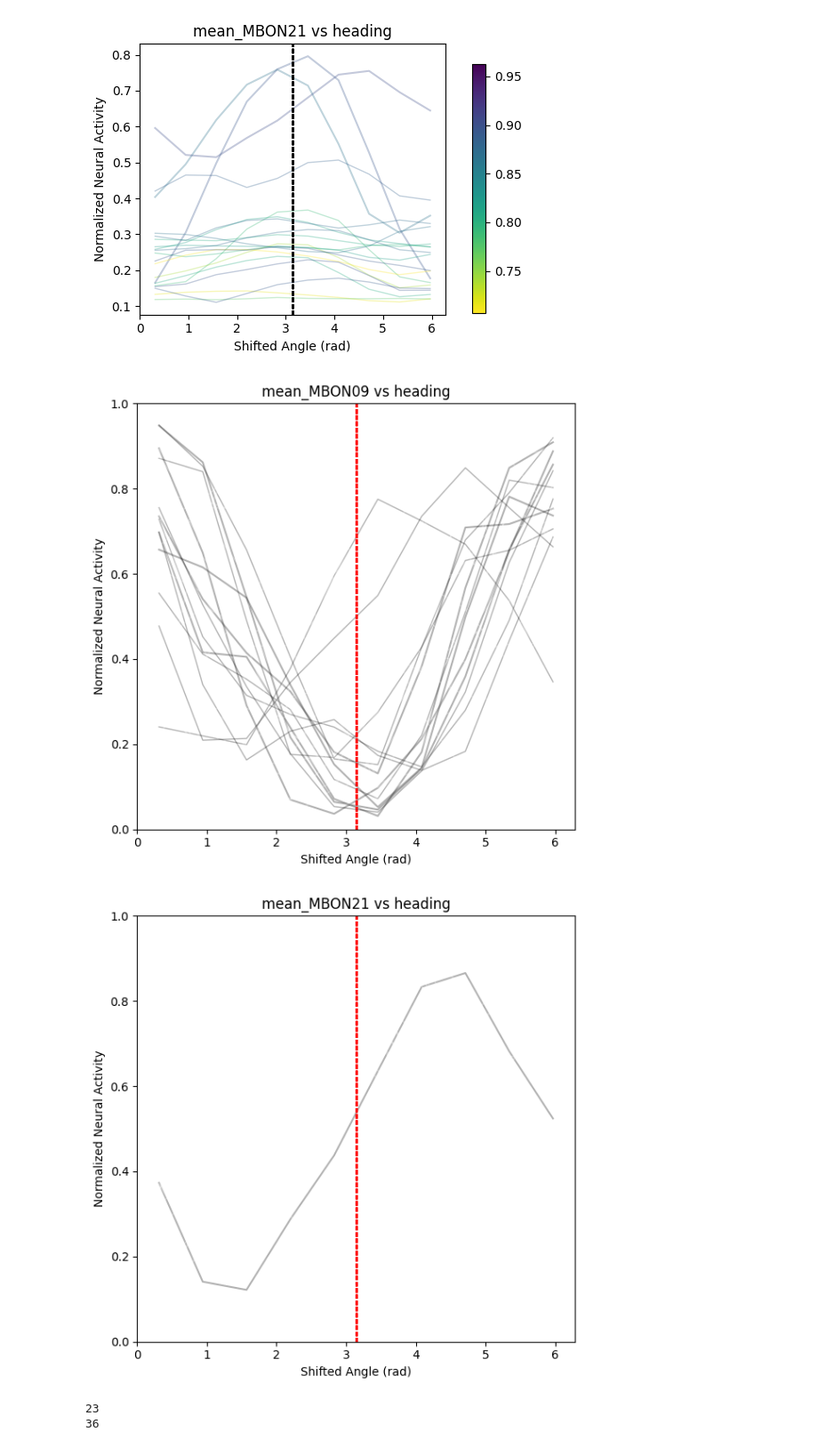
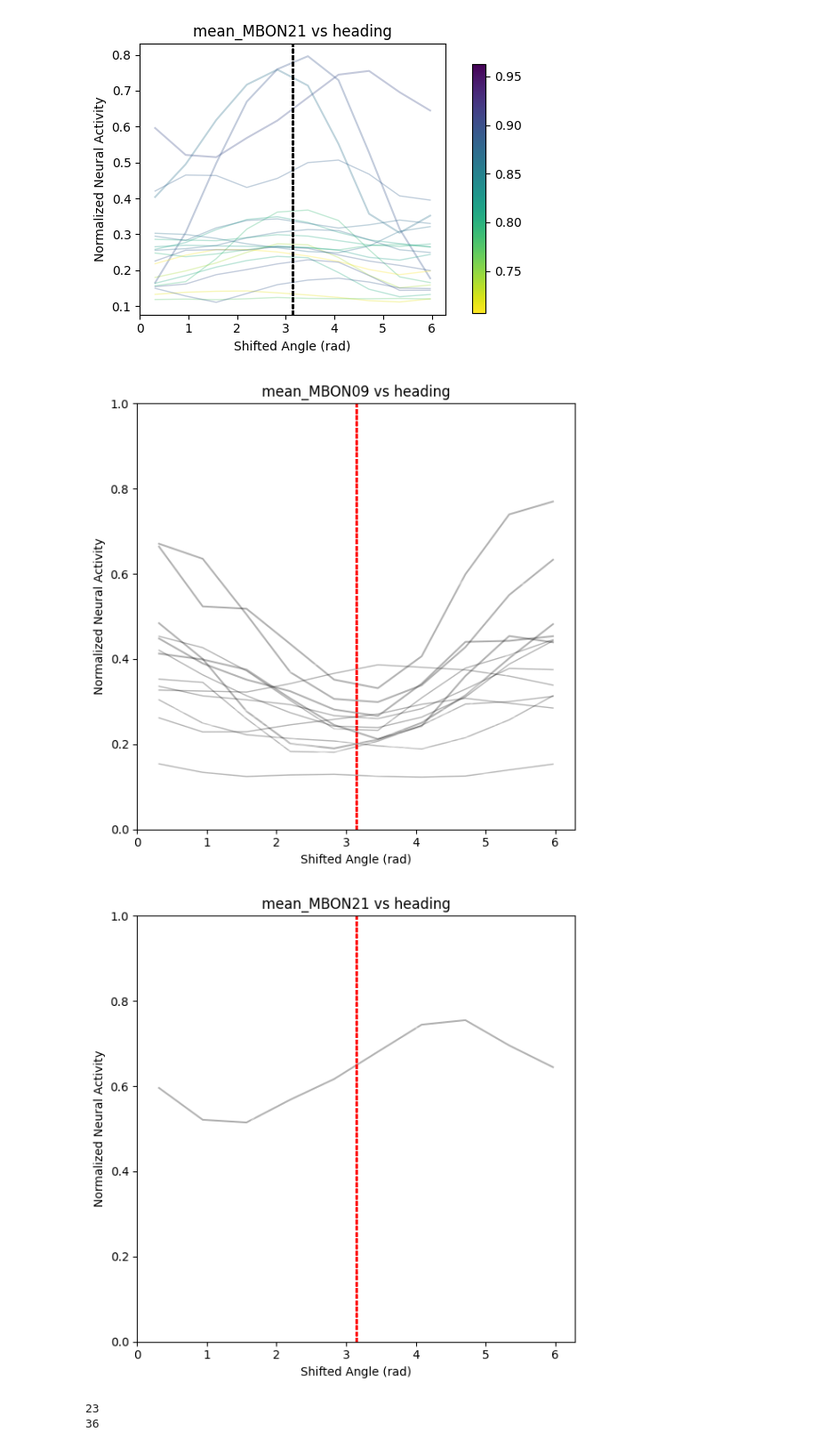
Before and after one commit to jingxuanf0214/thesis-2p-behavior-align, a Jupyter notebook: imaging/sparse_odor_analysis.ipynb, the cells around one changed output. Shown at 89% size. Saved outputs shown, nothing was run; the diff lists cells and outputs as text; code cells hidden in the pictures.

```diff
--- a/imaging/sparse_odor_analysis.ipynb
+++ b/imaging/sparse_odor_analysis.ipynb
@@ -1258,11 +1262,11 @@ plot_tuning_curve_wrapper_3(test_filter_time, ["mean_MBON09", "mean_MBON21"], be
 [figure]
 # %%
 plot_tuning_curve_wrapper_4(test_filter_time, ["mean_MBON09", "mean_MBON21"], behavioral_vars=['heading'],
-                                num_bins=10, plot_column='rho_t', plot_var_func=None, apply_smoothing=True, do_normalize=True,
+                                num_bins=10, plot_column='rho_t', plot_var_func=None, apply_smoothing=True, do_normalize=False,
                                 threshold_value=0.90, color_above_threshold='black', color_below_threshold='white')
 # %% [output]
-[figure, old version]
+[figure, new version]
-[figure, old version]
+[figure, new version]
 # %%
 MBON09_tuning_df = MBON_tuning_df[MBON_tuning_df['MBON09L'].notna() | MBON_tuning_df['MBON09R'].notna()]
 # %%
```
Also changed, not shown: parts of 6 cells of this notebook, 2 other files.
